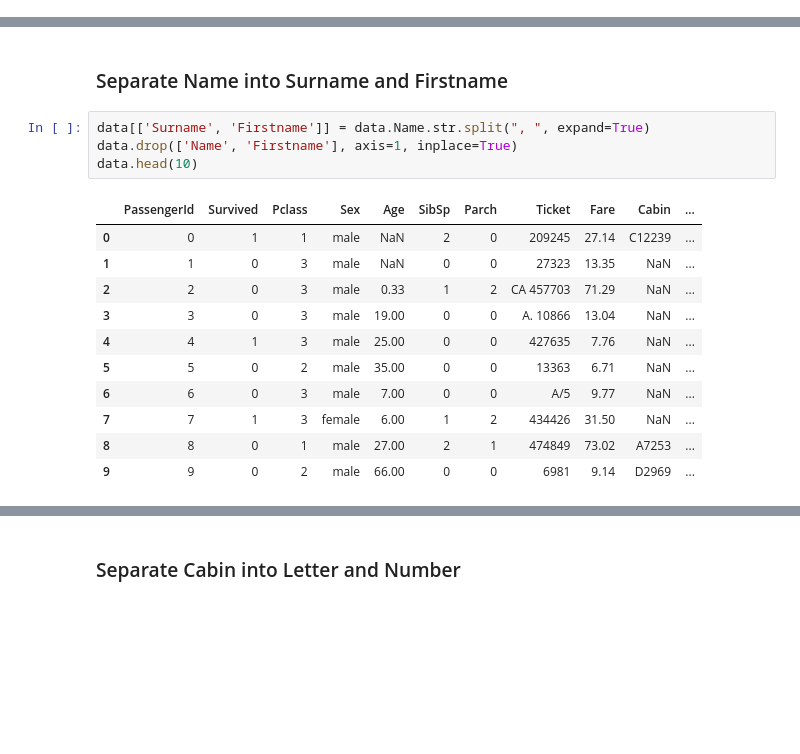
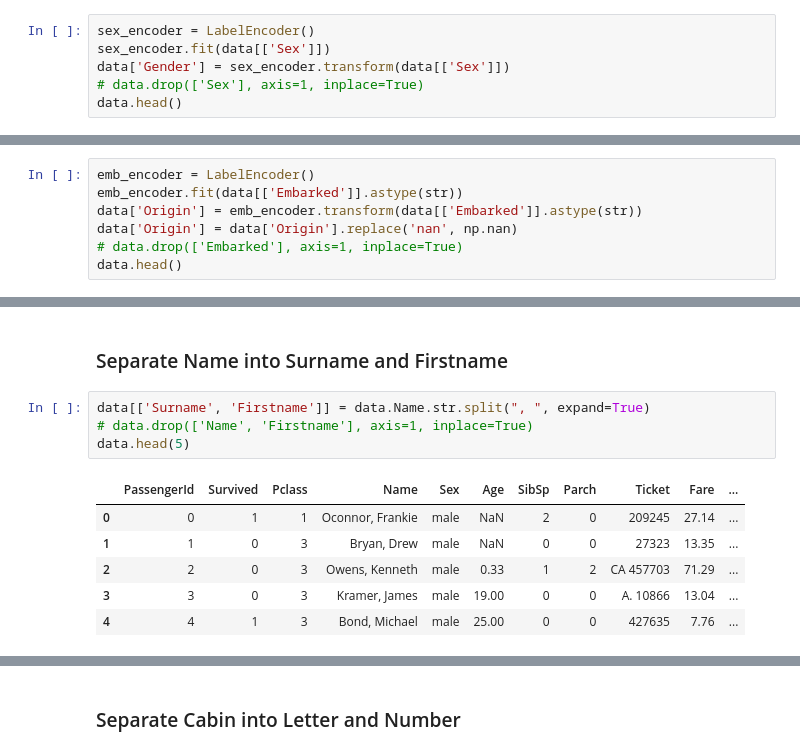
Before and after one commit to educauchy/kaggle-tab-playground-apr21, a Jupyter notebook: EDA.ipynb, the cells around one changed output, grey strips where cells are left out. Drawn from its saved outputs; the diff is of its cells as text; blank space fills up the shorter version.

```diff
--- a/EDA.ipynb
+++ b/EDA.ipynb
@@ -104,0 +172,6 @@ dtype: int64
+# %%
+sex_encoder = LabelEncoder()
+sex_encoder.fit(data[['Sex']])
+data['Gender'] = sex_encoder.transform(data[['Sex']])
+# data.drop(['Sex'], axis=1, inplace=True)
+data.head()
@@ -104,0 +187,7 @@ dtype: int64
+# %%
+emb_encoder = LabelEncoder()
+emb_encoder.fit(data[['Embarked']].astype(str))
+data['Origin'] = emb_encoder.transform(data[['Embarked']].astype(str))
+data['Origin'] = data['Origin'].replace('nan', np.nan)
+# data.drop(['Embarked'], axis=1, inplace=True)
+data.head()
@@ -112,17 +208,12 @@ data['Family_Members'] = data['SibSp'] + data['Parch']
 ### Separate Name into Surname and Firstname
 # %%
 data[['Surname', 'Firstname']] = data.Name.str.split(", ", expand=True)
-data.drop(['Name', 'Firstname'], axis=1, inplace=True)
-data.head(10)
+# data.drop(['Name', 'Firstname'], axis=1, inplace=True)
+data.head(5)
 # %% [output]
-|  | PassengerId | Survived | Pclass | Sex | Age | SibSp | Parch | Ticket | Fare | Cabin | ... |
-| 0 | 0 | 1 | 1 | male | NaN | 2 | 0 | 209245 | 27.14 | C12239 | ... |
-| 1 | 1 | 0 | 3 | male | NaN | 0 | 0 | 27323 | 13.35 | NaN | ... |
-| 2 | 2 | 0 | 3 | male | 0.33 | 1 | 2 | CA 457703 | 71.29 | NaN | ... |
-| 3 | 3 | 0 | 3 | male | 19.00 | 0 | 0 | A. 10866 | 13.04 | NaN | ... |
-| 4 | 4 | 1 | 3 | male | 25.00 | 0 | 0 | 427635 | 7.76 | NaN | ... |
-| 5 | 5 | 0 | 2 | male | 35.00 | 0 | 0 | 13363 | 6.71 | NaN | ... |
-| 6 | 6 | 0 | 3 | male | 7.00 | 0 | 0 | A/5 | 9.77 | NaN | ... |
-| 7 | 7 | 1 | 3 | female | 6.00 | 1 | 2 | 434426 | 31.50 | NaN | ... |
-| 8 | 8 | 0 | 1 | male | 27.00 | 2 | 1 | 474849 | 73.02 | A7253 | ... |
-| 9 | 9 | 0 | 2 | male | 66.00 | 0 | 0 | 6981 | 9.14 | D2969 | ... |
+|  | PassengerId | Survived | Pclass | Name | Sex | Age | SibSp | Parch | Ticket | Fare | ... |
+| 0 | 0 | 1 | 1 | Oconnor, Frankie | male | NaN | 2 | 0 | 209245 | 27.14 | ... |
+| 1 | 1 | 0 | 3 | Bryan, Drew | male | NaN | 0 | 0 | 27323 | 13.35 | ... |
+| 2 | 2 | 0 | 3 | Owens, Kenneth | male | 0.33 | 1 | 2 | CA 457703 | 71.29 | ... |
+| 3 | 3 | 0 | 3 | Kramer, James | male | 19.00 | 0 | 0 | A. 10866 | 13.04 | ... |
+| 4 | 4 | 1 | 3 | Bond, Michael | male | 25.00 | 0 | 0 | 427635 | 7.76 | ... |
```
Also changed, not shown: parts of 68 cells of this notebook, 1 other file.
